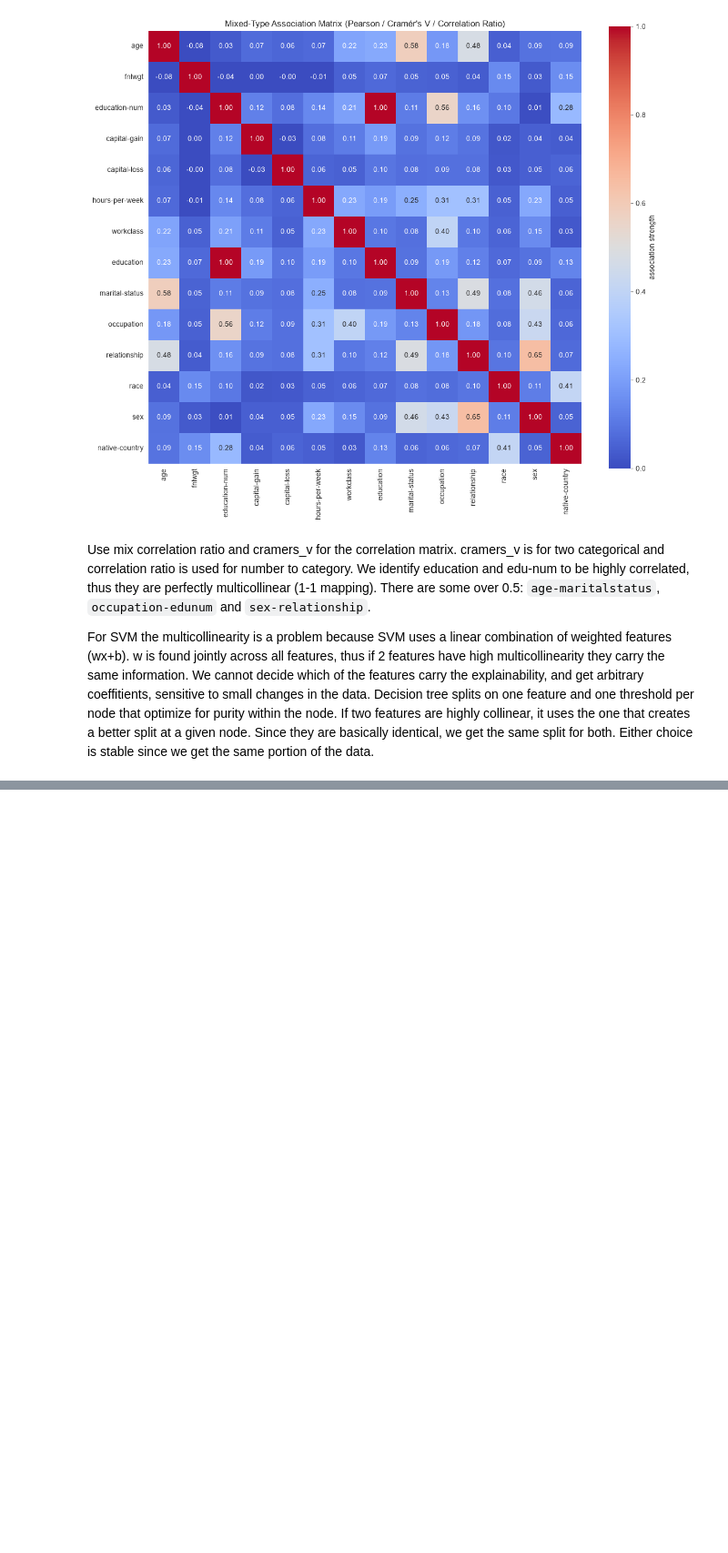
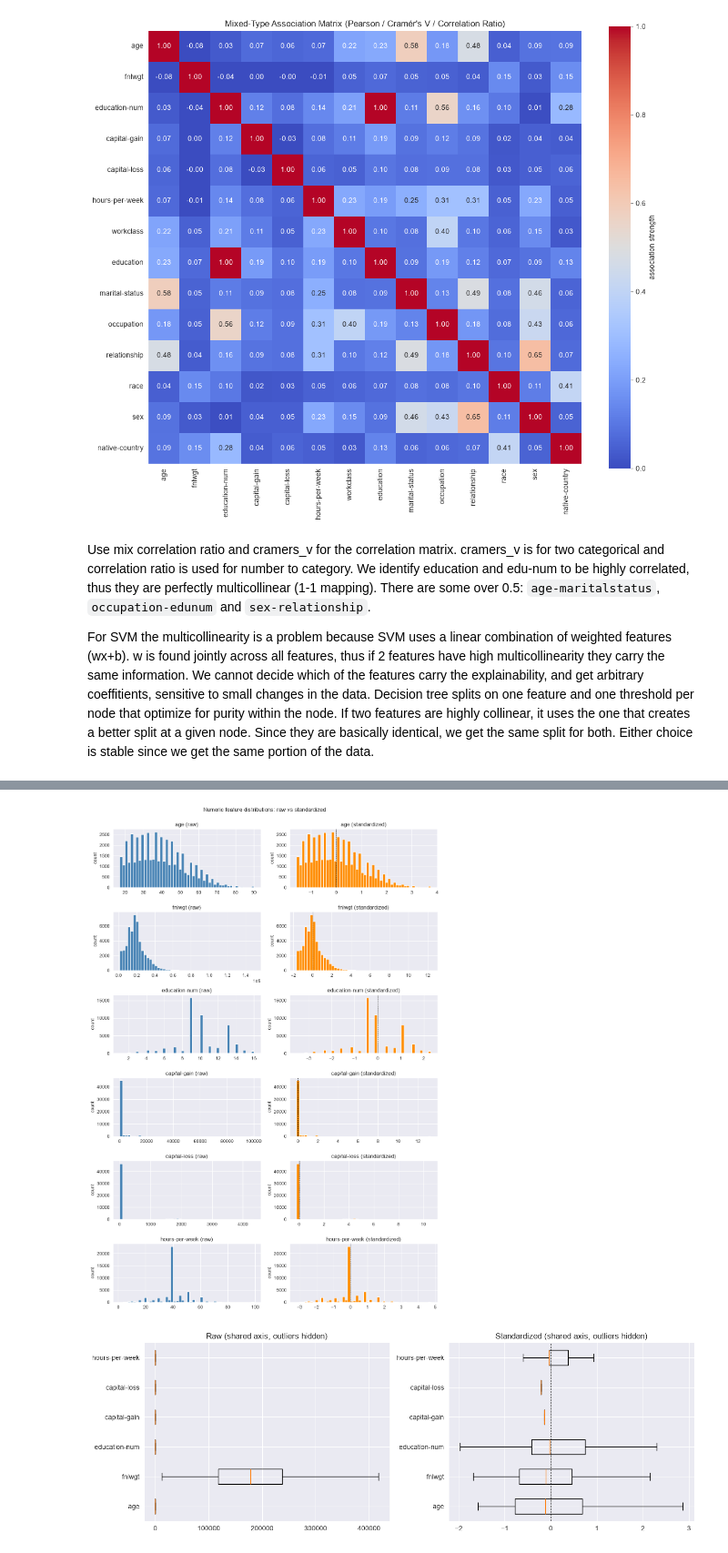
Before and after one commit to Erikth2104/ML_assignments, a Jupyter notebook: OBLIG_2/oblig2.ipynb, the cells around one changed output, grey strips where cells are left out. Shown at 91% size. Cells and saved outputs as stored; diff of their text form; code cells hidden in the pictures; blank space fills up the shorter version.

```diff
--- a/OBLIG_2/oblig2.ipynb
+++ b/OBLIG_2/oblig2.ipynb
@@ -592,0 +719,67 @@ For SVM the multicollinearity is a problem because SVM uses a linear combination
+# %%
+import pandas as pd
+import matplotlib.pyplot as plt
+from sklearn.preprocessing import StandardScaler
+
+
+def analyze_standardization(X):
+    """Standardize numeric features and print summary stats before vs after.
+
+    Returns (X_num, X_std, num_cols).
+    NOTE: in the modelling pipeline, fit the scaler on the TRAINING split only.
+    """
+    num_cols = X.select_dtypes(include="number").columns.tolist()
+    X_num = X[num_cols].dropna()
+
+    scaler = StandardScaler()
+    X_std = pd.DataFrame(scaler.fit_transform(X_num), columns=num_cols, index=X_num.index)
+
+
+    def summarize(df):
+        return pd.DataFrame({
+            "mean": df.mean(), "std": df.std(), "min": df.min(),
+            "max": df.max(), "range": df.max() - df.min(), "skew": df.skew(),
+        })
+
+    pd.set_option("display.float_format", lambda v: f"{v:,.3f}")
+    print("RAW\n", summarize(X_num), "\n")
+    print("STANDARDIZED\n", summarize(X_std), "\n")
+
+    return X_num, X_std, num_cols
+
+
+def plot_standardization(X_num, X_std, num_cols):
+    """Plot per-feature histograms and a shared-axis boxplot, raw vs standardized."""
+    # Figure 1: per-feature histograms, raw (left) vs standardized (right)
+    fig, axes = plt.subplots(len(num_cols), 2, figsize=(11, 2.6 * len(num_cols)))
+    for i, col in enumerate(num_cols):
+        axes[i, 0].hist(X_num[col], bins=50, color="steelblue", edgecolor="white")
+        axes[i, 0].set_title(f"{col} (raw)")
+        axes[i, 1].hist(X_std[col], bins=50, color="darkorange", edgecolor="white")
+        axes[i, 1].set_title(f"{col} (standardized)")
+        axes[i, 1].axvline(0, color="black", lw=0.8, ls="--")
+        for ax in axes[i]:
+            ax.set_ylabel("count")
+    fig.suptitle("Numeric feature distributions: raw vs standardized", y=1.0)
+    fig.tight_layout()
+    fig.savefig("dist_raw_vs_standardized.png", dpi=150, bbox_inches="tight")
+
+    # Figure 2: all features on one shared axis (shows the scale disparity)
+    fig, axes = plt.subplots(1, 2, figsize=(13, 4.5))
+    axes[0].boxplot([X_num[c] for c in num_cols], orientation="horizontal",
+                    tick_labels=num_cols, showfliers=False)
+    axes[0].set_title("Raw (shared axis, outliers hidden)")
+    axes[1].boxplot([X_std[c] for c in num_cols], orientation="horizontal",
+                    tick_labels=num_cols, showfliers=False)
+    axes[1].axvline(0, color="black", lw=0.8, ls="--")
+    axes[1].set_title("Standardized (shared axis, outliers hidden)")
+    fig.tight_layout()
+    fig.savefig("boxplot_shared_axis.png", dpi=150, bbox_inches="tight")
+
+    plt.show()
+
+if __name__ == "__main__":
+    X = pd.read_csv("adult_features.csv")
+    X_num, X_std, num_cols = analyze_standardization(X)
+    plot_standardization(X_num, X_std, num_cols)
+# %% [output]
@@ -592,0 +803,2 @@ For SVM the multicollinearity is a problem because SVM uses a linear combination
+[figure, added]
+[figure, added]
```
Also changed, not shown: parts of 11 cells of this notebook, 1 other file.
